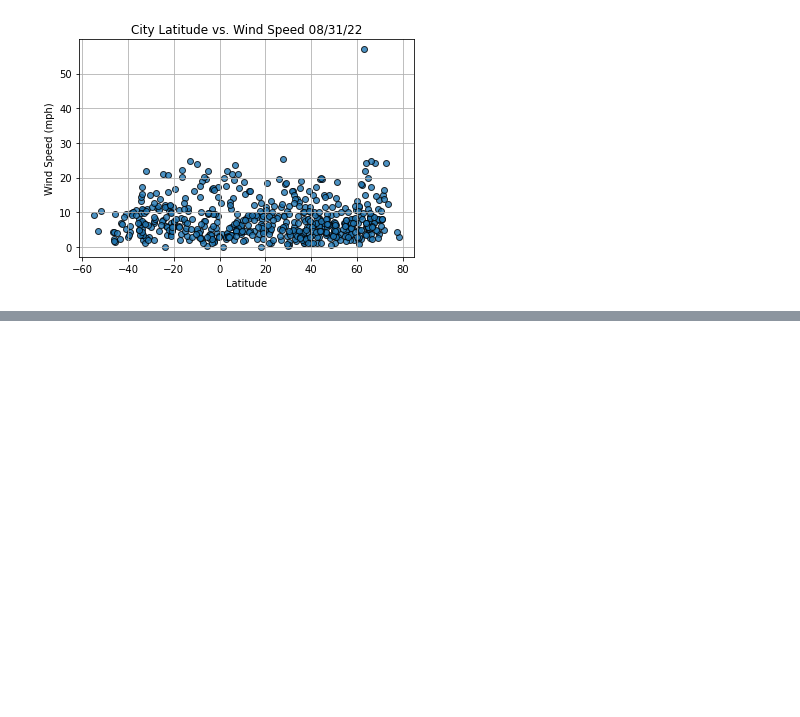
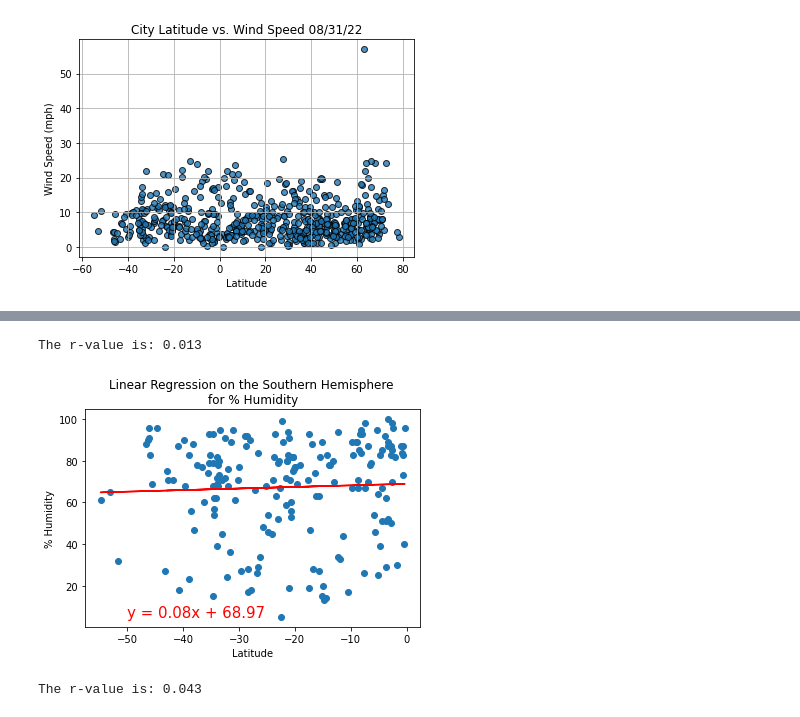
Before and after one commit to willenny/World_Weather_Analysis, a Jupyter notebook: WeatherPy.ipynb, the cells around one changed output, grey strips where cells are left out. Drawn from its saved outputs; the diff is of its cells as text; code cells hidden in the pictures; blank space fills up the shorter version.

```diff
--- a/WeatherPy.ipynb
+++ b/WeatherPy.ipynb
@@ -276,0 +372,25 @@ plt.show()
+# %%
+# Perform linear regression.
+(slope, intercept, r_value, p_value, std_err) = linregress(x_values, y_values)
+
+# Get the correlation coefficient
+print(f"The r-value is: {r_value:.3f}")
+# %% [output]
+The r-value is: 0.013
+# %%
+# Linear regression on the Southern Hemisphere
+x_values = southern_hemi_df["Lat"]
+y_values = southern_hemi_df["Humidity"]
+# Call the function.
+plot_linear_regression(x_values, y_values,
+                       'Linear Regression on the Southern Hemisphere \nfor % Humidity', '% Humidity',(-50,5))
+# %% [output]
+[figure, added]
+# %%
+# Perform linear regression.
+(slope, intercept, r_value, p_value, std_err) = linregress(x_values, y_values)
+
+# Get the correlation coefficient
+print(f"The r-value is: {r_value:.3f}")
+# %% [output]
+The r-value is: 0.043
```
Also changed, not shown: parts of 13 cells of this notebook.
